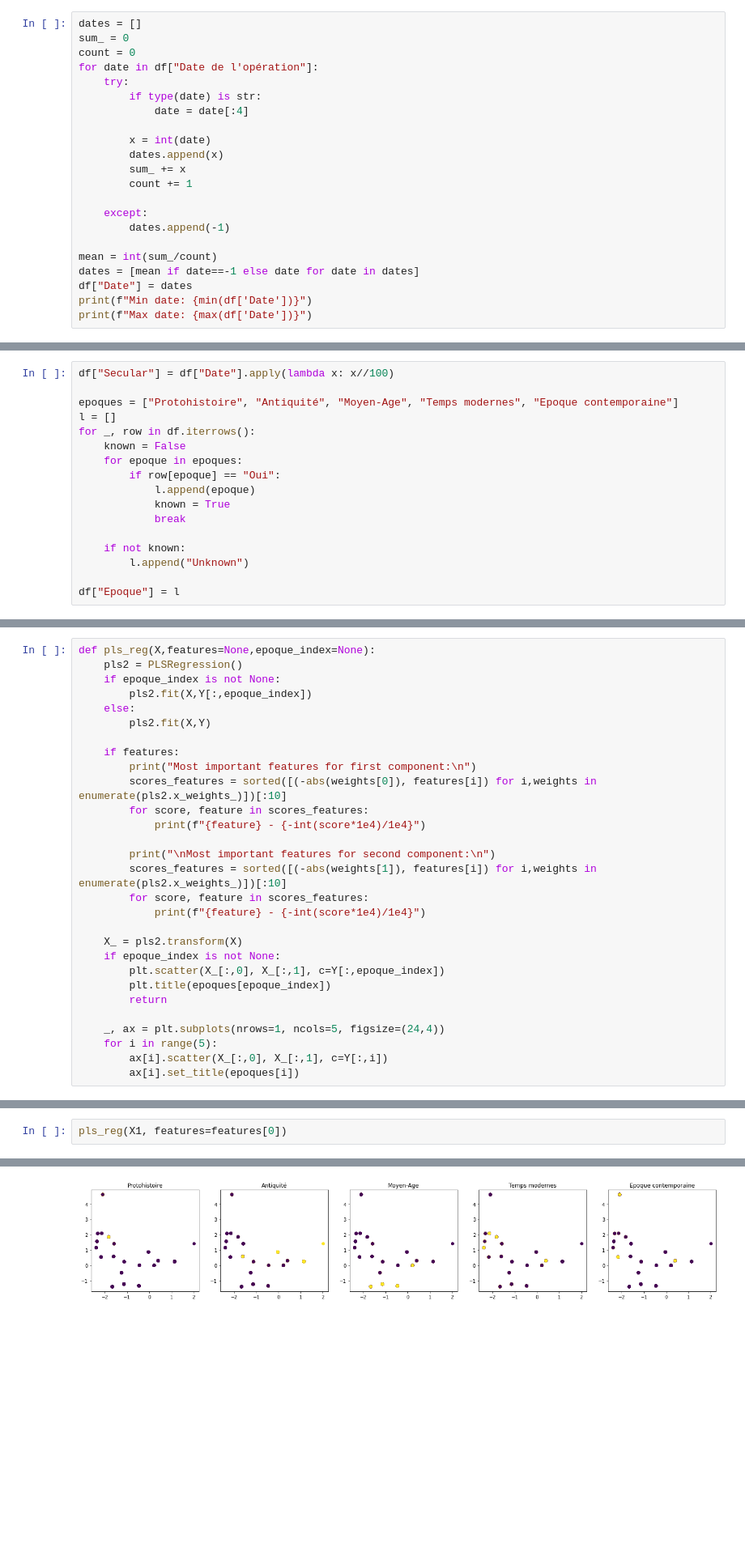
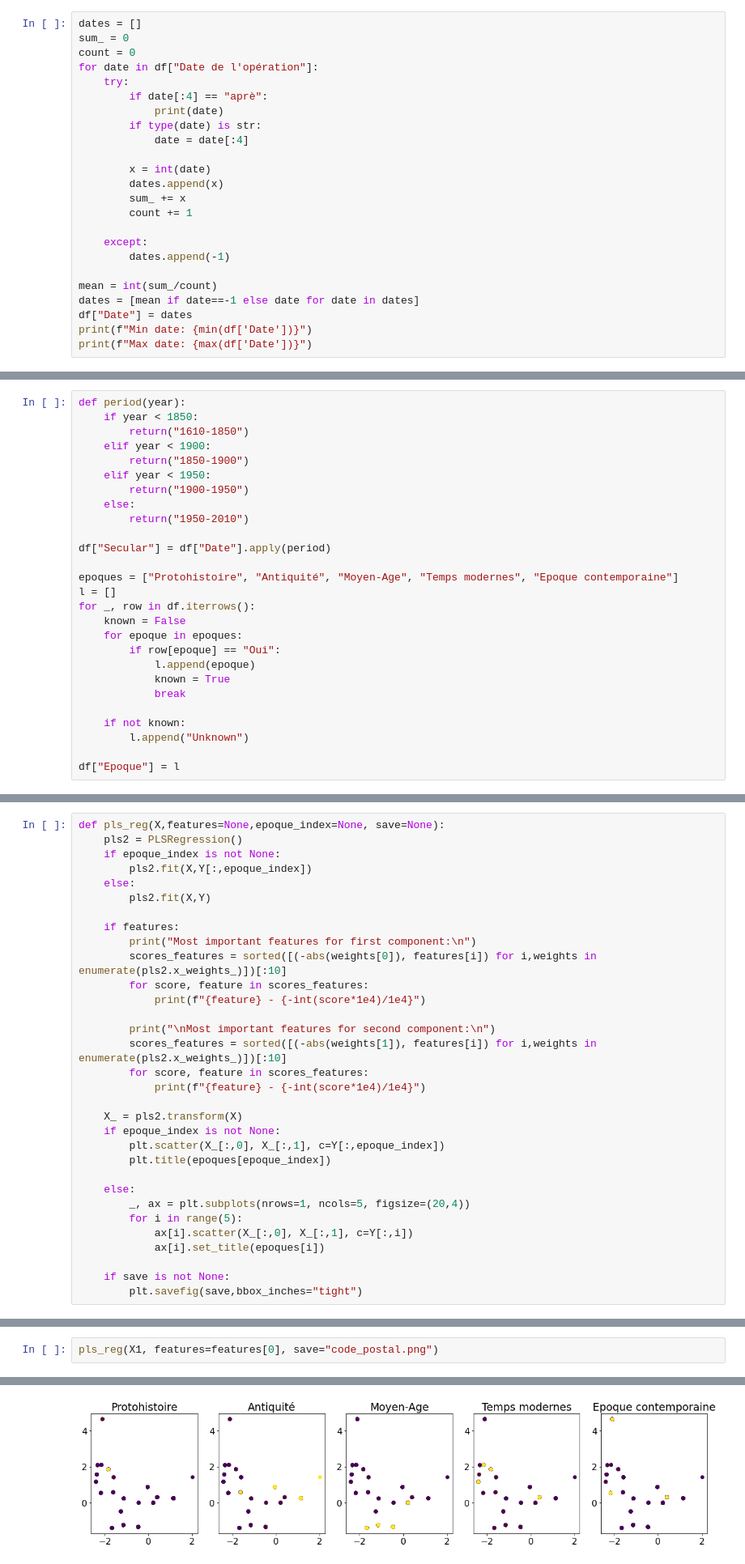
Before and after one commit to clementpiat/archeologie_paris, a Jupyter notebook: project.ipynb, the cells around one changed output, grey strips where cells are left out. Shown at 81% size. Saved outputs shown, nothing was run; the diff lists cells and outputs as text; blank space fills up the shorter version.

```diff
--- a/project.ipynb
+++ b/project.ipynb
@@ -75,6 +80,8 @@ sum_ = 0
 count = 0
 for date in df["Date de l'opération"]:
     try:
+        if date[:4] == "aprè":
+            print(date)
         if type(date) is str:
             date = date[:4]
 
@@ -95,7 +103,17 @@ print(f"Max date: {max(df['Date'])}")
 Min date: 1610
 Max date: 2020
 # %%
-df["Secular"] = df["Date"].apply(lambda x: x//100)
+def period(year):
+    if year < 1850:
+        return("1610-1850")
+    elif year < 1900:
+        return("1850-1900")
+    elif year < 1950:
+        return("1900-1950")
+    else:
+        return("1950-2010")
+
+df["Secular"] = df["Date"].apply(period)
 
 epoques = ["Protohistoire", "Antiquité", "Moyen-Age", "Temps modernes", "Epoque contemporaine"]
 l = []
@@ -239,7 +283,7 @@ X4.shape
 # %% [markdown]
 # RGCCA
 # %%
-def pls_reg(X,features=None,epoque_index=None):
+def pls_reg(X,features=None,epoque_index=None, save=None):
     pls2 = PLSRegression()
     if epoque_index is not None:
         pls2.fit(X,Y[:,epoque_index])
@@ -261,35 +305,38 @@ def pls_reg(X,features=None,epoque_index=None):
     if epoque_index is not None:
         plt.scatter(X_[:,0], X_[:,1], c=Y[:,epoque_index])
         plt.title(epoques[epoque_index])
-        return
 
-    _, ax = plt.subplots(nrows=1, ncols=5, figsize=(24,4))
-    for i in range(5):
-        ax[i].scatter(X_[:,0], X_[:,1], c=Y[:,i])
-        ax[i].set_title(epoques[i])
+    else:
+        _, ax = plt.subplots(nrows=1, ncols=5, figsize=(20,4))
+        for i in range(5):
+            ax[i].scatter(X_[:,0], X_[:,1], c=Y[:,i])
+            ax[i].set_title(epoques[i])
+
+    if save is not None:
+        plt.savefig(save,bbox_inches="tight")
 # %% [markdown]
 ### Code Postal
 # %%
-pls_reg(X1, features=features[0])
+pls_reg(X1, features=features[0], save="code_postal.png")
 # %% [output]
 Most important features for first component:
 
 75005 - 0.634
 75003 - 0.2943
 75015 - 0.2583
 75001 - 0.2561
 75011 - 0.2337
 75008 - 0.2048
 75012 - 0.2043
 75020 - 0.2017
 75007 - 0.1897
 75016 - 0.1732
 ... (9 lines left out)
 75014 - 0.1619
 75005 - 0.1604
 75019 - 0.1522
 75008 - 0.1347
-[figure, old version]
+[figure, new version]
 # %%
 pls_reg(np.concatenate((X1, np.array(df["Date"]).reshape(-1,1)), axis=1))
 # %% [output]
```
Also changed, not shown: parts of 16 cells of this notebook, 8 other files.
